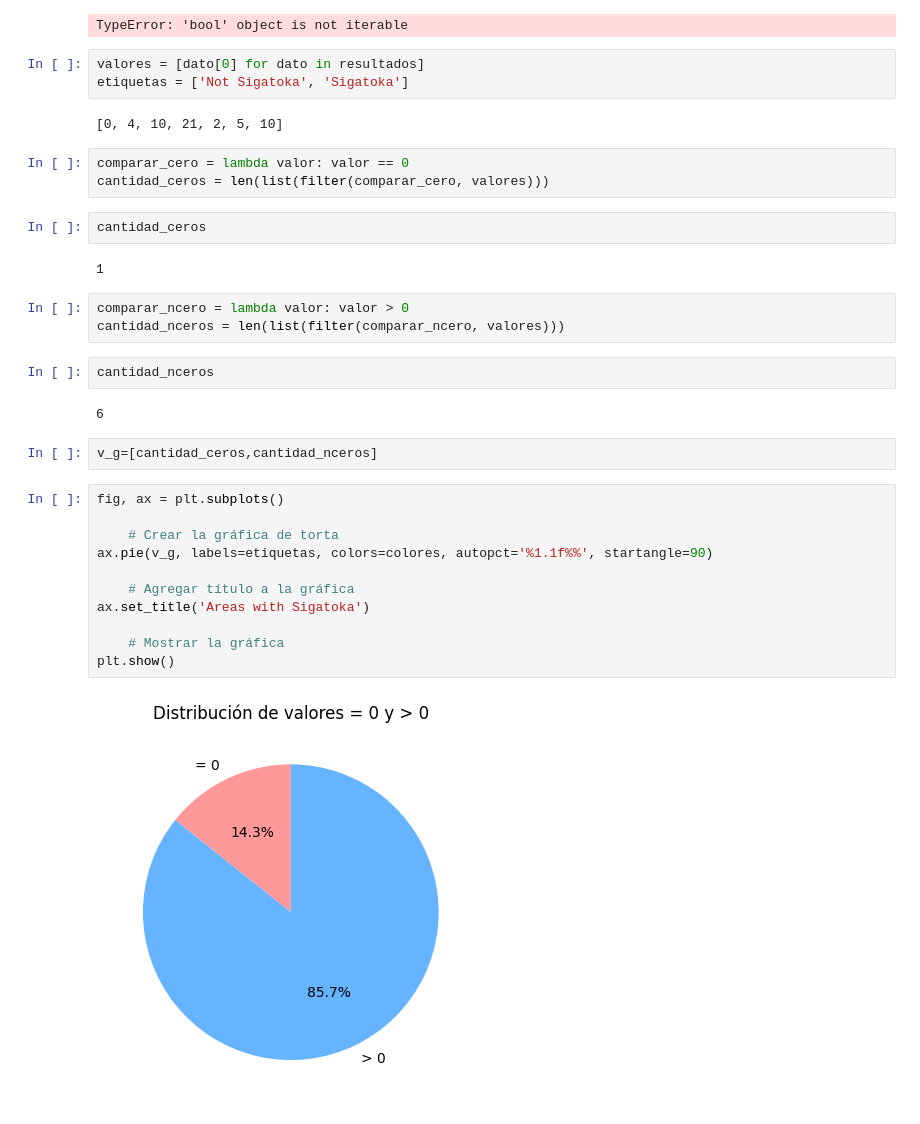
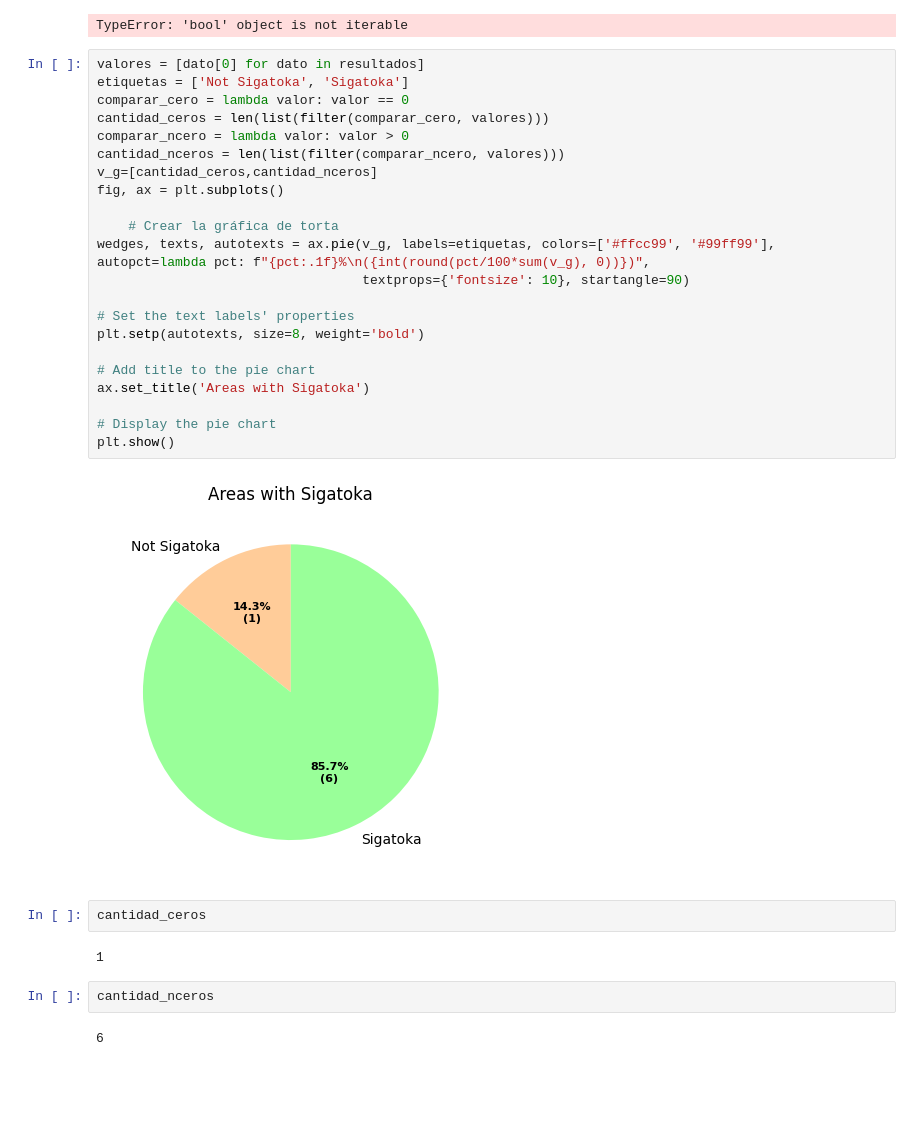
Before and after one commit to AlexEspinosa98/Guide_dis, a Jupyter notebook: library_new/prueba_bdd.ipynb, the cells around one changed output. Drawn from its saved outputs; the diff is of its cells as text; blank space fills up the shorter version.

```diff
--- a/library_new/prueba_bdd.ipynb
+++ b/library_new/prueba_bdd.ipynb
@@ -393,37 +401,35 @@ ax.set_title('Distribución de valores = 0 y > 0')
 plt.show()
 # %% [output]
 TypeError: 'bool' object is not iterable
-# %%
-valores = [dato[0] for dato in resultados]
-etiquetas = ['Not Sigatoka', 'Sigatoka']
-# %% [output]
-[0, 4, 10, 21, 2, 5, 10]
-# %%
-comparar_cero = lambda valor: valor == 0
-cantidad_ceros = len(list(filter(comparar_cero, valores)))
+# %%
+valores = [dato[0] for dato in resultados]
+etiquetas = ['Not Sigatoka', 'Sigatoka']
+comparar_cero = lambda valor: valor == 0
+cantidad_ceros = len(list(filter(comparar_cero, valores)))
+comparar_ncero = lambda valor: valor > 0
+cantidad_nceros = len(list(filter(comparar_ncero, valores)))
+v_g=[cantidad_ceros,cantidad_nceros]
+fig, ax = plt.subplots()
+
+    # Crear la gráfica de torta
+wedges, texts, autotexts = ax.pie(v_g, labels=etiquetas, colors=['#ffcc99', '#99ff99'], autopct=lambda pct: f"{pct:.1f}%\n({int(round(pct/100*sum(v_g), 0))})",
+                                  textprops={'fontsize': 10}, startangle=90)
+
+# Set the text labels' properties
+plt.setp(autotexts, size=8, weight='bold')
+
+# Add title to the pie chart
+ax.set_title('Areas with Sigatoka')
+
+# Display the pie chart
+plt.show()
+# %% [output]
+[figure, added]
 # %%
 cantidad_ceros
 # %% [output]
 1
-# %%
-comparar_ncero = lambda valor: valor > 0
-cantidad_nceros = len(list(filter(comparar_ncero, valores)))
 # %%
 cantidad_nceros
 # %% [output]
 6
-# %%
-v_g=[cantidad_ceros,cantidad_nceros]
-# %%
-fig, ax = plt.subplots()
-
-    # Crear la gráfica de torta
-ax.pie(v_g, labels=etiquetas, colors=colores, autopct='%1.1f%%', startangle=90)
-
-    # Agregar título a la gráfica
-ax.set_title('Areas with Sigatoka')
-
-    # Mostrar la gráfica
-plt.show()
-# %% [output]
-[figure, removed]
```
Also changed, not shown: parts of 10 cells of this notebook, 4 other files.
